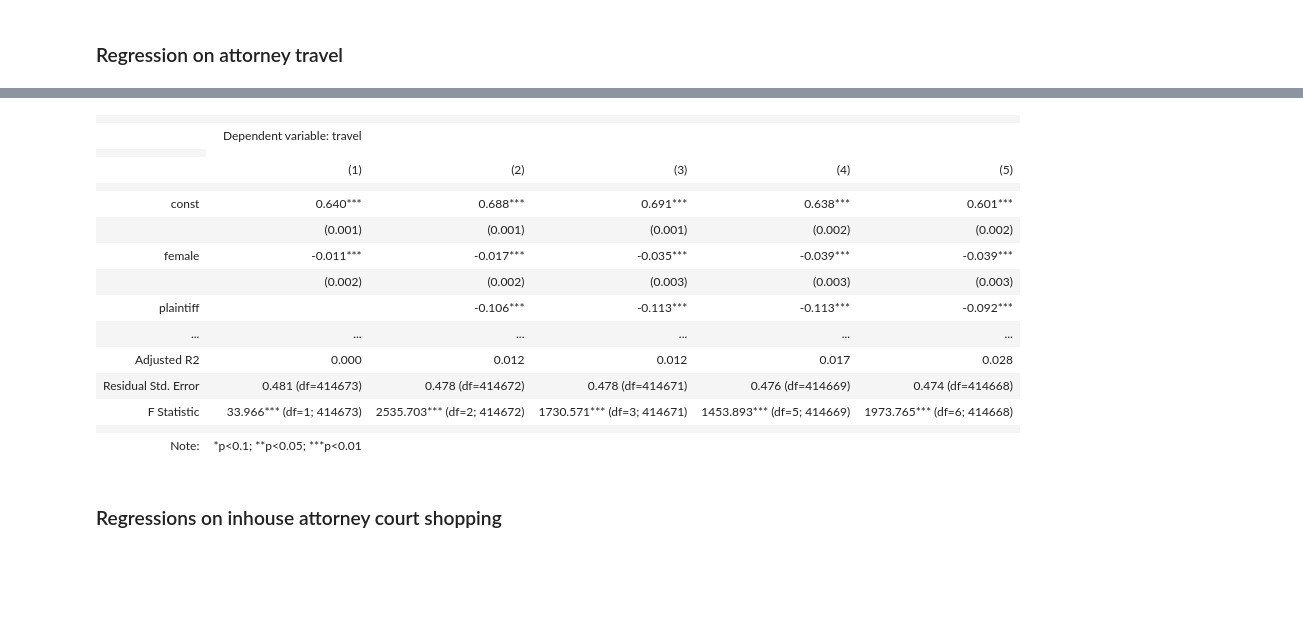
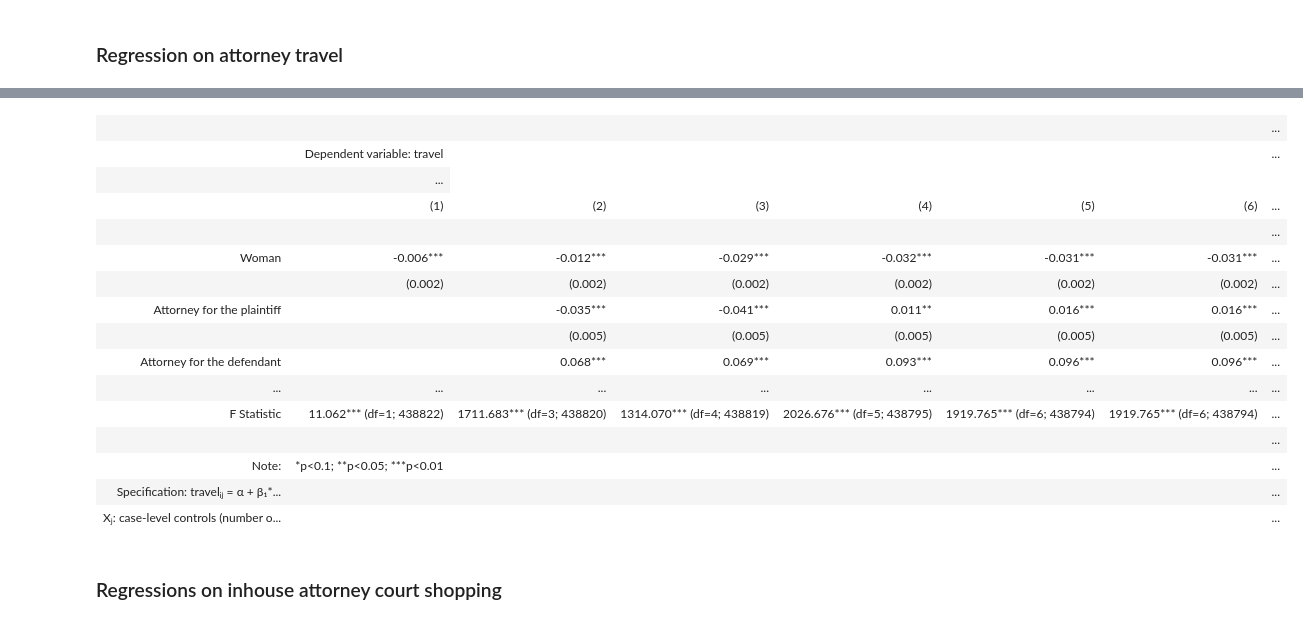
Before and after one commit to ECO225-W2025/eco225-project-code-Shrub-girlie2, a Jupyter notebook: project_2.ipynb, the cells around one changed output, grey strips where cells are left out. Drawn from its saved outputs; the diff is of its cells as text; code cells hidden in the pictures; blank space fills up the shorter version.

```diff
--- a/project_2.ipynb
+++ b/project_2.ipynb
@@ -942,10 +989,10 @@ zip_district = gpd.sjoin(zip_df, district_df, how="left", predicate="intersects"
 
 zip_district = zip_district[["ZCTA5CE10", "NAME", "STATE_NAME", "Circuit", "Population"]]
 # %%
-df_att = pd.read_csv("C://Users/schwa/OneDrive/Desktop/School/ECO225/Data/attorneys_merged.csv")
+df_att = pd.read_csv("C://Users/schwa/OneDrive/Desktop/School/ECO225/Data/attorneys_merged.csv", low_memory=False)
 
 # drop rows without zip codes
-print(len(df_att.index))
+# print(len(df_att.index))
 df_att.dropna(subset=["zip"], how="all", inplace=True)
 df_att["zip"] = df_att["zip"].astype(float)
-print(len(df_att.index))
+# print(len(df_att.index))
@@ -955,5 +999,5 @@ print(len(df_att.index))
 # %%
-df_a = df_att[['case_row_id', "zip", 'defendant', "year_filed",
+df_a = df_att[['case_row_id', "zip", 'defendant', "year_filed", "case_order",
  'plaintiff',
  'other',
  'defendant_M',
@@ -1224,7 +1323,7 @@ df_full["years_11_15"] = np.where(df_full['year_filed'] > 2010.3, 1, 0)
 # regress court shopping on gender, whether person is plaintiff or defendant, year range, number of attorneys
 
 # create subset of the dataset that drops nas
-df = df_full.dropna(subset=["travel"])
+df = df.dropna(subset=["travel"])
 
 # insert column for constant
 df['const'] = 1
@@ -1234,18 +1333,49 @@ df['const'] = 1
 
 # create variable lists
 X1 = ['const', 'female']
-X2 = ['const', 'female', 'plaintiff']
-X3 = ['const', 'female', 'plaintiff', "plaintiff_F"]
-X4 = ['const', 'female', 'plaintiff', "plaintiff_F", "years_06_10", "years_11_15"]
-X5 = ['const', 'female', 'plaintiff', "plaintiff_F", "years_06_10", "years_11_15", "tot"]
+X2 = ['const', 'female', 'plaintiff', "defendant"]
+X3 = ['const', 'female', 'plaintiff', "defendant", "plaintiff_F"]
+X4 = ['const', 'female', 'plaintiff', "defendant", "plaintiff_F", "log_docs"]
+X5 = ['const', 'female', 'plaintiff', "defendant", "plaintiff_F", "log_docs", "tot"]
+X6 = ['const', 'female', 'plaintiff', "defendant", "plaintiff_F", "log_docs", "tot"]
+X7 = ['const', 'female', 'plaintiff', "defendant", "plaintiff_F", "log_docs", "tot", '2000.0',
+ '2001.0',
+ '2002.0',
+ '2003.0',
+ '2004.0',
+ '2005.0',
+ '2006.0',
+ '2007.0',
+ '2008.0',
+ '2009.0',
+ '2010.0',
+ '2011.0',
+ '2012.0',
+ '2013.0',
+ '2014.0',
+ '2015.0']
 
 reg1 = sm.OLS(df["travel"], df[X1], missing='drop').fit()
 reg2 = sm.OLS(df["travel"], df[X2], missing='drop').fit()
 reg3 = sm.OLS(df["travel"], df[X3], missing='drop').fit()
 reg4 = sm.OLS(df["travel"], df[X4], missing='drop').fit()
 reg5 = sm.OLS(df["travel"], df[X5], missing='drop').fit()
+reg6 = sm.OLS(df["travel"], df[X6], missing='drop').fit()
 
-stargazer = Stargazer([reg1, reg2, reg3, reg4, reg5])
+stargazer = Stargazer([reg1, reg2, reg3, reg4, reg5, reg6])
+
+stargazer.title("Gender and Travel among Patent Attorneys")
+stargazer.add_custom_notes(["Specification:    travel\u1D62\u2C7C = \u03B1 + \u03B2\u2081*woman\u1D62\u2C7C + \u03B2\u2082*plaintiff\u1D62\u2C7C + \u03B2\u2083*womenplaintiff\u1D62\u2C7C + X\u2C7C + \u03B5\u1D62\u2C7C",
+                           "X\u2C7C: case-level controls (number of documents filed, number of attorneys involved, year dummies)." ])
+stargazer.covariate_order(['female', 'plaintiff', "defendant", "plaintiff_F", "log_docs", "tot", 'const'])
+stargazer.add_line('Year dummies', ['No', 'No', 'No', 'No', 'No', 'Yes'])
+stargazer.rename_covariates({'const': 'Constant',
+                             'female': "Woman",
+                             "plaintiff": "Attorney for the plaintiff",
+                             "defendant": "Attorney for the defendant",
+                             'plaintiff_F': 'Woman attorney for the plaintiff',
+                            "log_docs": "Logged number of documents",
+                             "tot": "Total number of attorneys involved"})
 
 HTML(stargazer.render_html())
 # %% [output]
@@ -1252,19 +1383,19 @@ HTML(stargazer.render_html())
-|  |  |  |  |  |  |
-|  | Dependent variable: travel |  |  |  |  |
-|  |
-|  | (1) | (2) | (3) | (4) | (5) |
-|  |  |  |  |  |  |
-| const | 0.640*** | 0.688*** | 0.691*** | 0.638*** | 0.601*** |
-|  | (0.001) | (0.001) | (0.001) | (0.002) | (0.002) |
-| female | -0.011*** | -0.017*** | -0.035*** | -0.039*** | -0.039*** |
-|  | (0.002) | (0.002) | (0.003) | (0.003) | (0.003) |
-| plaintiff |  | -0.106*** | -0.113*** | -0.113*** | -0.092*** |
-| ... | ... | ... | ... | ... | ... |
-| Adjusted R2 | 0.000 | 0.012 | 0.012 | 0.017 | 0.028 |
-| Residual Std. Error | 0.481 (df=414673) | 0.478 (df=414672) | 0.478 (df=414671) | 0.476 (df=414669) | 0.474 (df=414668) |
-| F Statistic | 33.966*** (df=1; 414673) | 2535.703*** (df=2; 414672) | 1730.571*** (df=3; 414671) | 1453.893*** (df=5; 414669) | 1973.765*** (df=6; 414668) |
-|  |  |  |  |  |  |
-| Note: | *p<0.1; **p<0.05; ***p<0.01 |  |  |  |  |
+|  |  |  |  |  |  |  | ... |
+|  | Dependent variable: travel |  |  |  |  |  | ... |
+|  | ... |
+|  | (1) | (2) | (3) | (4) | (5) | (6) | ... |
+|  |  |  |  |  |  |  | ... |
+| Woman | -0.006*** | -0.012*** | -0.029*** | -0.032*** | -0.031*** | -0.031*** | ... |
+|  | (0.002) | (0.002) | (0.002) | (0.002) | (0.002) | (0.002) | ... |
+| Attorney for the plaintiff |  | -0.035*** | -0.041*** | 0.011** | 0.016*** | 0.016*** | ... |
+|  |  | (0.005) | (0.005) | (0.005) | (0.005) | (0.005) | ... |
+| Attorney for the defendant |  | 0.068*** | 0.069*** | 0.093*** | 0.096*** | 0.096*** | ... |
+| ... | ... | ... | ... | ... | ... | ... | ... |
+| F Statistic | 11.062*** (df=1; 438822) | 1711.683*** (df=3; 438820) | 1314.070*** (df=4; 438819) | 2026.676*** (df=5; 438795) | 1919.765*** (df=6; 438794) | 1919.765*** (df=6; 438794) | ... |
+|  |  |  |  |  |  |  | ... |
+| Note: | *p<0.1; **p<0.05; ***p<0.01 |  |  |  |  |  | ... |
+| Specification: travelᵢⱼ = α + β₁*... |  |  |  |  |  |  | ... |
+| Xⱼ: case-level controls (number o... |  |  |  |  |  |  | ... |
 # %% [markdown]
 ### Regressions on inhouse attorney court shopping
 # %%
```
Also changed, not shown: parts of 29 cells of this notebook.
